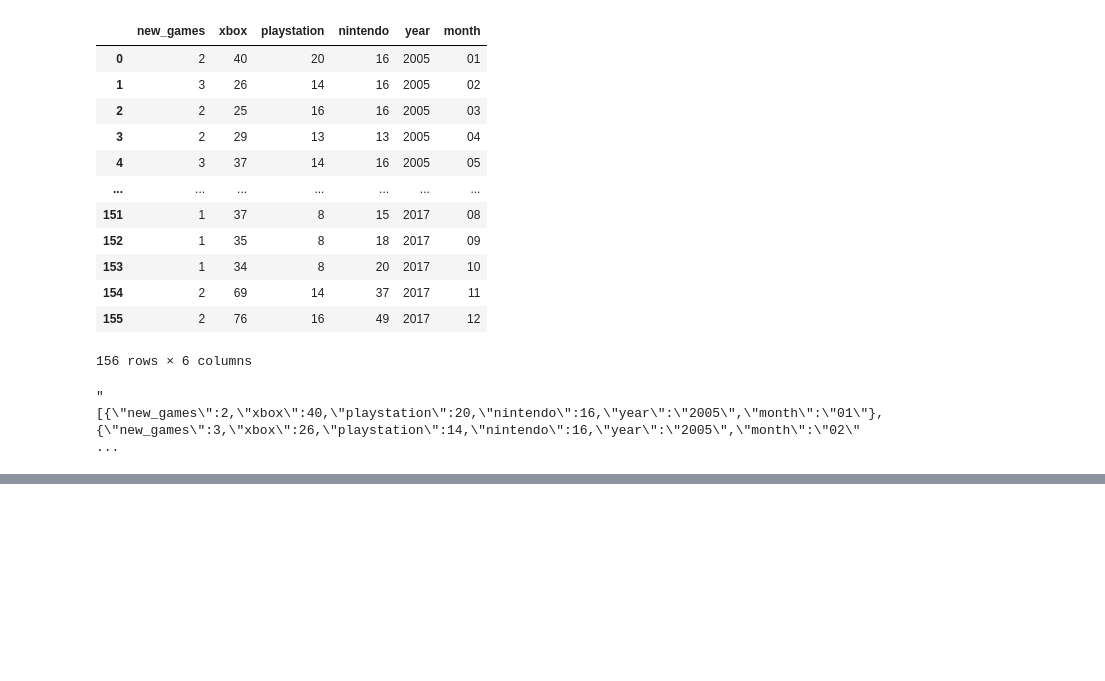
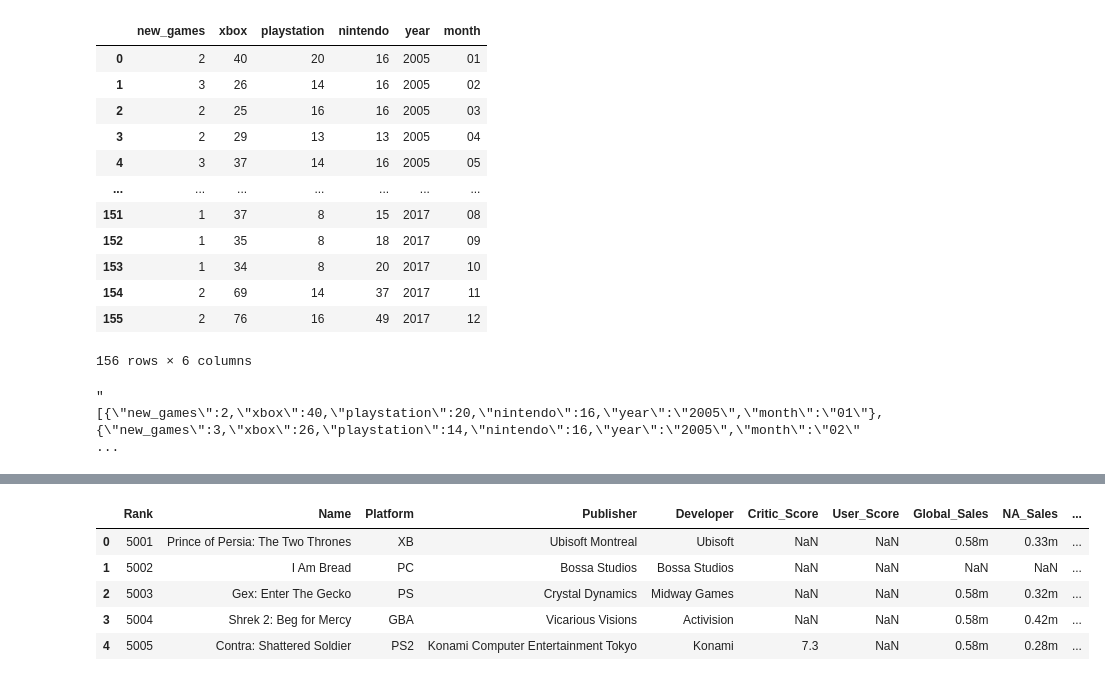
Before and after one commit to kimchikimchi/GameSales, a Jupyter notebook: GameSales.ipynb, the cells around one changed output, grey strips where cells are left out. Drawn from its saved outputs; the diff is of its cells as text; code cells hidden in the pictures; blank space fills up the shorter version.

```diff
--- a/GameSales.ipynb
+++ b/GameSales.ipynb
@@ -67,0 +103,21 @@ with open('output.json', 'w') as f:
+# %%
+# Convert the date field into separate year and month
+sales_df['Year'] = pd.to_datetime(sales_df['Year'])
+sales_df[['year', 'month']] = sales_df['Year'].dt.strftime('%Y-%m').str.split('-',expand=True)
+sales_df.drop(['Year'], axis=1, inplace=True)
+# %%
+# Drop columns with so little data in since they are not useful
+# sales_df = sales_df.drop(['User_Score', 'Global_Sales', 'NA_Sales', 'EU_Sales', 'JP_Sales', 'Other_Sales'], axis=1)
+# sales_df.count()
+# sales_df = sales_df.dropna()
+# sales_df = sales_df.drop([0], axis=1)
+sales_df.drop(sales_df.columns[[0]], axis = 1, inplace = True)
+sales_df.count()
+sales_df.head()
+# %% [output]
+|  | Rank | Name | Platform | Publisher | Developer | Critic_Score | User_Score | Global_Sales | NA_Sales | ... |
+| 0 | 5001 | Prince of Persia: The Two Thrones | XB | Ubisoft Montreal | Ubisoft | NaN | NaN | 0.58m | 0.33m | ... |
+| 1 | 5002 | I Am Bread | PC | Bossa Studios | Bossa Studios | NaN | NaN | NaN | NaN | ... |
+| 2 | 5003 | Gex: Enter The Gecko | PS | Crystal Dynamics | Midway Games | NaN | NaN | 0.58m | 0.32m | ... |
+| 3 | 5004 | Shrek 2: Beg for Mercy | GBA | Vicarious Visions | Activision | NaN | NaN | 0.58m | 0.42m | ... |
+| 4 | 5005 | Contra: Shattered Soldier | PS2 | Konami Computer Entertainment Tokyo | Konami | 7.3 | NaN | 0.58m | 0.28m | ... |
```
Also changed, not shown: parts of 7 cells of this notebook, 2 other files.
